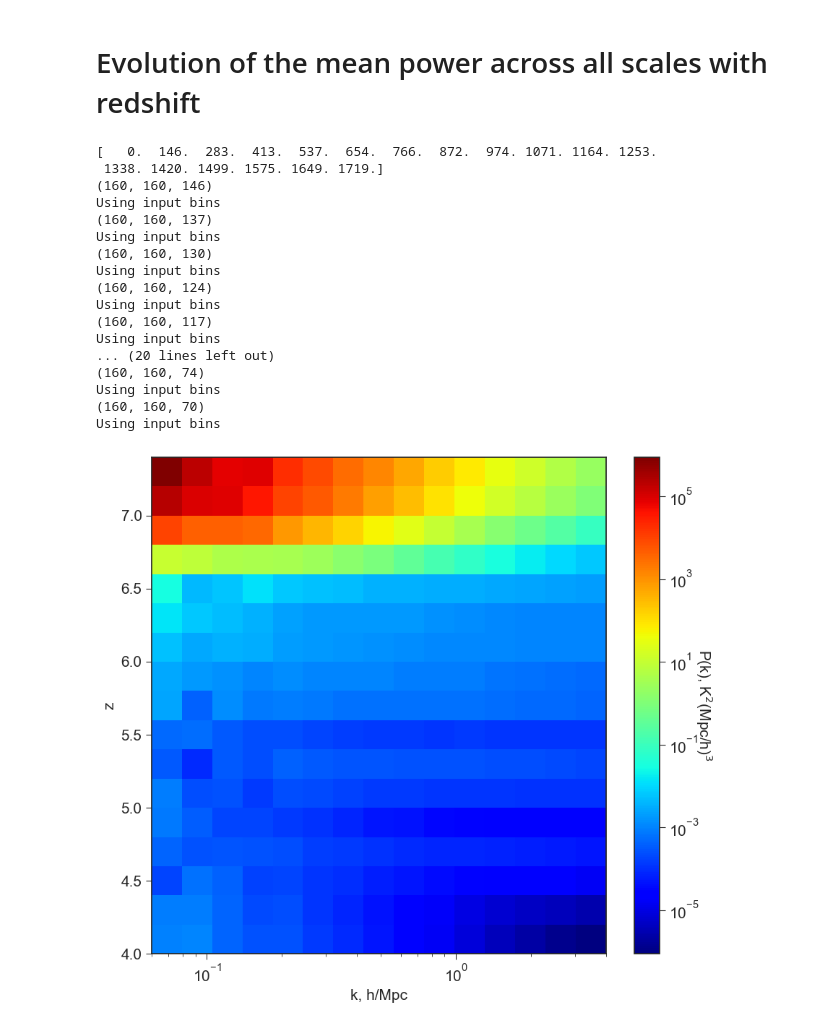
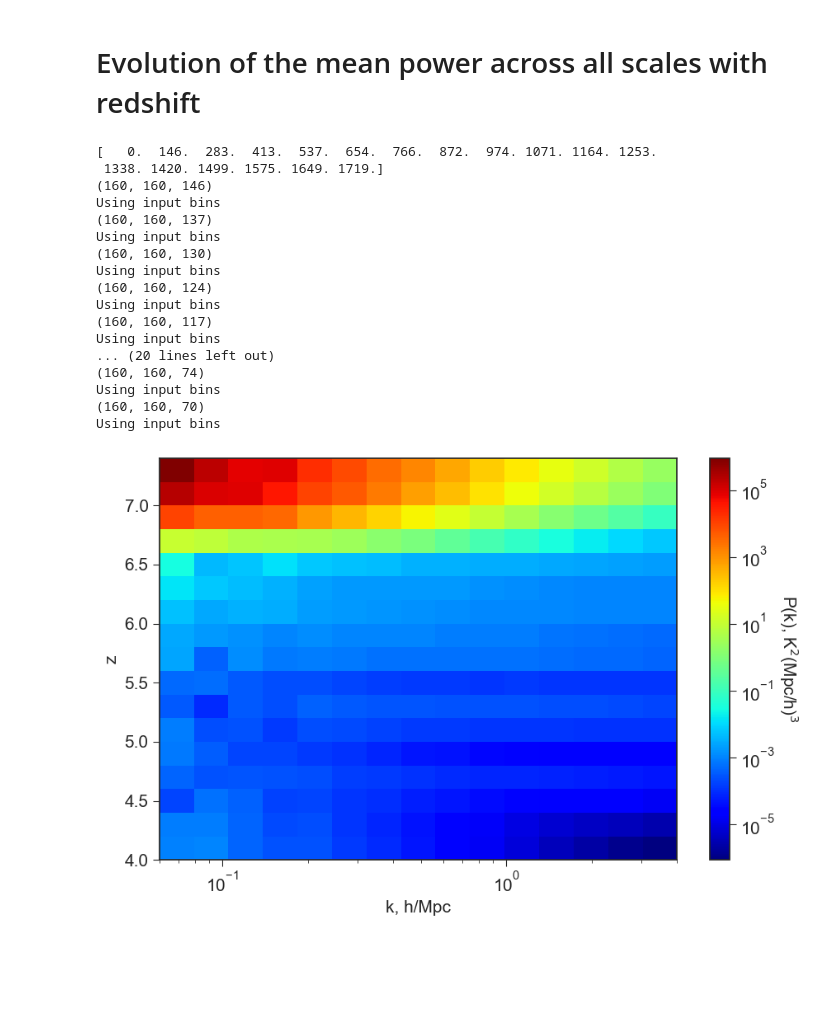
Before and after one commit to raxquax123/postEoR, a Jupyter notebook: Notebooks/examples_2.ipynb, the cells around one changed output. Cells and saved outputs as stored; diff of their text form; code cells hidden in the pictures; blank space fills up the shorter version.

```diff
--- a/Notebooks/examples_2.ipynb
+++ b/Notebooks/examples_2.ipynb
@@ -159,9 +159,9 @@ redshift_bin = 0.2
 asurv=100
 tsurv=5000
 
-plt.rcParams.update({'font.size': 15})
+plt.rcParams.update({'font.size': 25})
 plt.style.use('seaborn-v0_8-ticks')
-plt.rcParams['figure.figsize'] = [9, 8]
+plt.rcParams['figure.figsize'] = [12, 10]
 
 def z_to_index(cone, bin_width):
     bin_edge=cone.z_end
@@ -198,32 +198,33 @@ for i in range(len(indices)-1):
     _, power, _ = get_PS(BT, cone.box_len, cone.HII_dim, kbins, remove_nan=False)
     power_array[i, :] += power
     z += redshift_bin
     z_bins.append(z)
 
 
 cb1 = plt.pcolormesh(kbins, z_bins, power_array, cmap="jet", norm='log')
 plt.xscale("log")
 plt.ylabel("z")
 plt.xlabel("k, h/Mpc")
 cbar1 = plt.colorbar(cb1)
-cbar1.set_label("P(k), K$^2$(Mpc/h)$^3$", rotation=270, labelpad = 15)
+cbar1.set_label("P(k), K$^2$(Mpc/h)$^3$", rotation=270, labelpad = 22)
 plt.tight_layout()
+plt.savefig("fav_plot.pdf", format="pdf")
 # %% [output]
 [   0.  146.  283.  413.  537.  654.  766.  872.  974. 1071. 1164. 1253.
  1338. 1420. 1499. 1575. 1649. 1719.]
 (160, 160, 146)
 Using input bins
 (160, 160, 137)
 Using input bins
 (160, 160, 130)
 Using input bins
 (160, 160, 124)
 Using input bins
 (160, 160, 117)
 Using input bins
 ... (20 lines left out)
 (160, 160, 74)
 Using input bins
 (160, 160, 70)
 Using input bins
-[figure, old version]
+[figure, new version]
```
Also changed, not shown: parts of 1 cell of this notebook, 4 other files.
